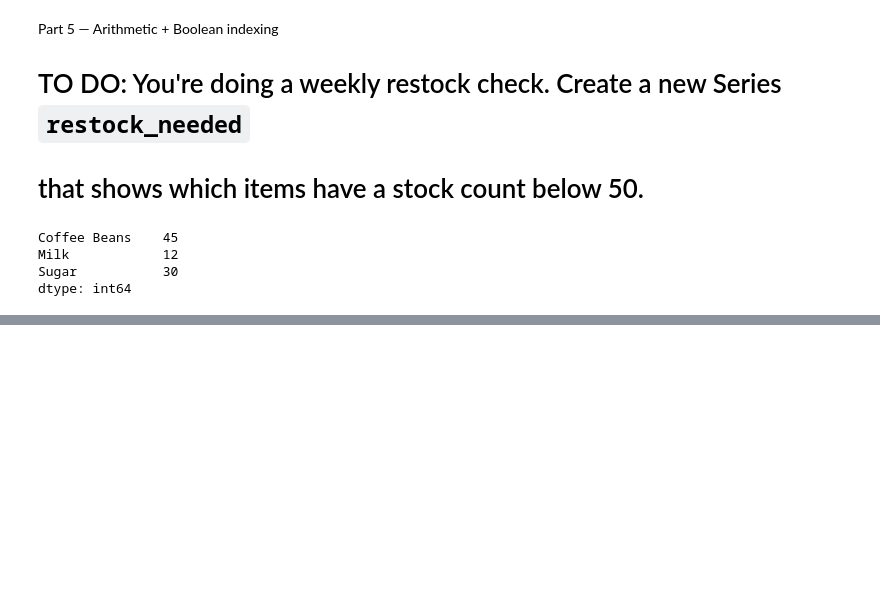
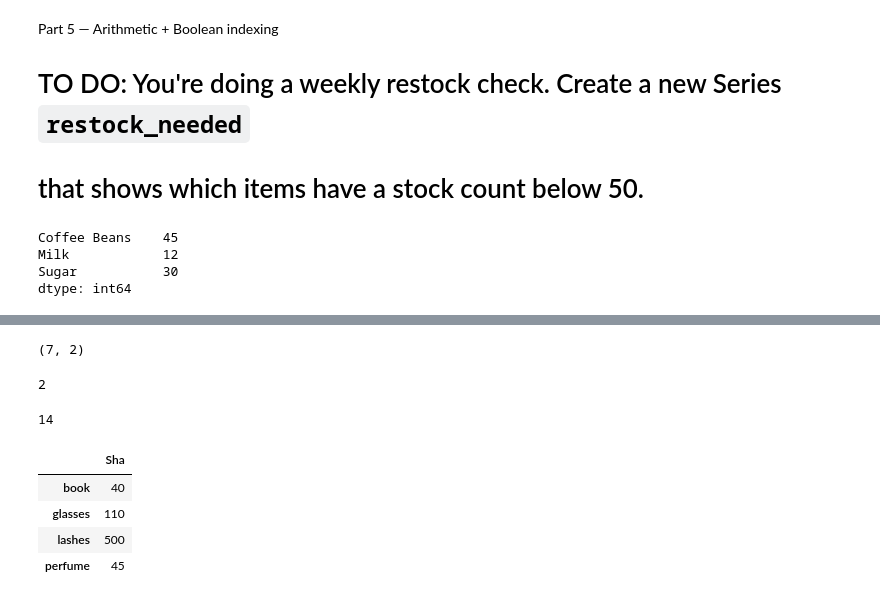
Before and after one commit to jjacque1/Learning-Numpy-in-JupyterNotebooks, a Jupyter notebook: Untitled.ipynb, the cells around one changed output, grey strips where cells are left out. Cells and saved outputs as stored; diff of their text form; code cells hidden in the pictures; blank space fills up the shorter version.

```diff
--- a/Untitled.ipynb
+++ b/Untitled.ipynb
@@ -1620,0 +1666,23 @@ dtype: int64
+# %%
+shopping_cart.shape
+# %% [output]
+(7, 2)
+# %%
+shopping_cart.ndim
+# %% [output]
+2
+# %%
+shopping_cart.size
+# %% [output]
+14
+# %%
+shopping_cart
+
+Sha_shopping = pd.DataFrame(items, columns=["Sha"])
+Sha_shopping
+# %% [output]
+|  | Sha |
+| book | 40 |
+| glasses | 110 |
+| lashes | 500 |
+| perfume | 45 |
```
Also changed, not shown: parts of 11 cells of this notebook.
